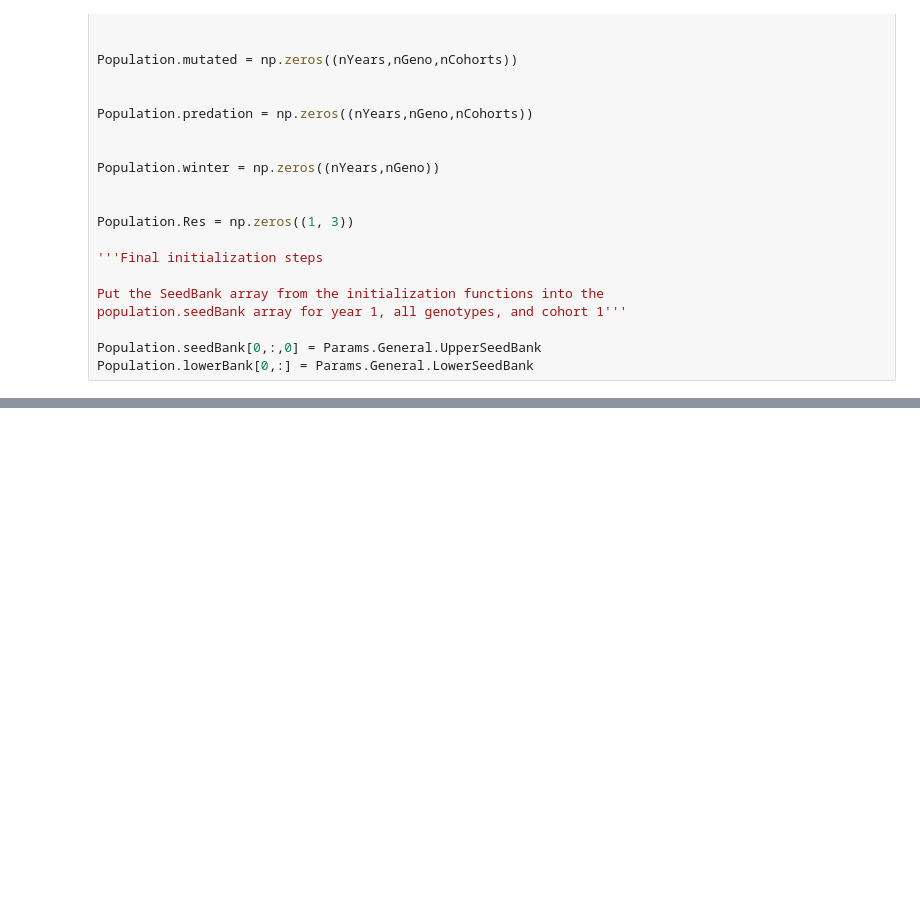
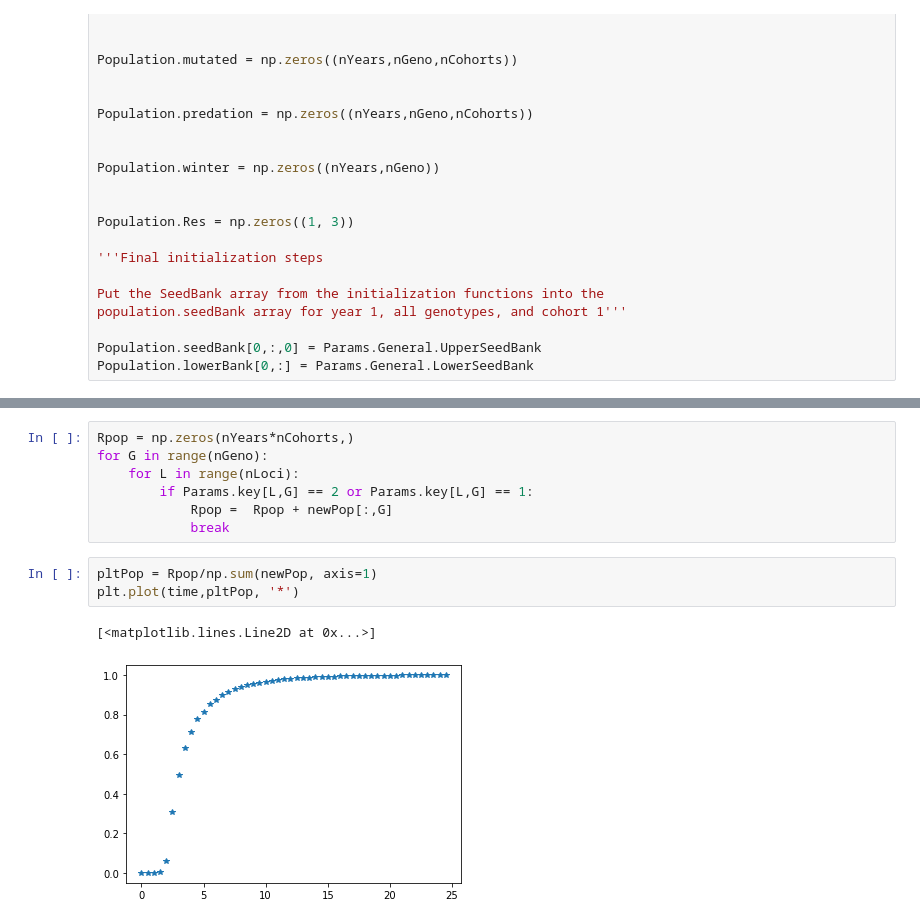
Before and after one commit to Sakib1418/Corteva, a Jupyter notebook: herbicide_model.ipynb, the cells around one changed output, grey strips where cells are left out. Cells and saved outputs as stored; diff of their text form; blank space fills up the shorter version.

```diff
--- a/herbicide_model.ipynb
+++ b/herbicide_model.ipynb
@@ -825,0 +835,13 @@ plt.plot(time,pltPop, '-*')
+# %%
+Rpop = np.zeros(nYears*nCohorts,)
+for G in range(nGeno):
+    for L in range(nLoci):
+        if Params.key[L,G] == 2 or Params.key[L,G] == 1:
+            Rpop =  Rpop + newPop[:,G]
+            break
+# %%
+pltPop = Rpop/np.sum(newPop, axis=1)
+plt.plot(time,pltPop, '*')
+# %% [output]
+[<matplotlib.lines.Line2D at 0x...>]
+[figure, added]
```
Also changed, not shown: parts of 5 cells of this notebook.
